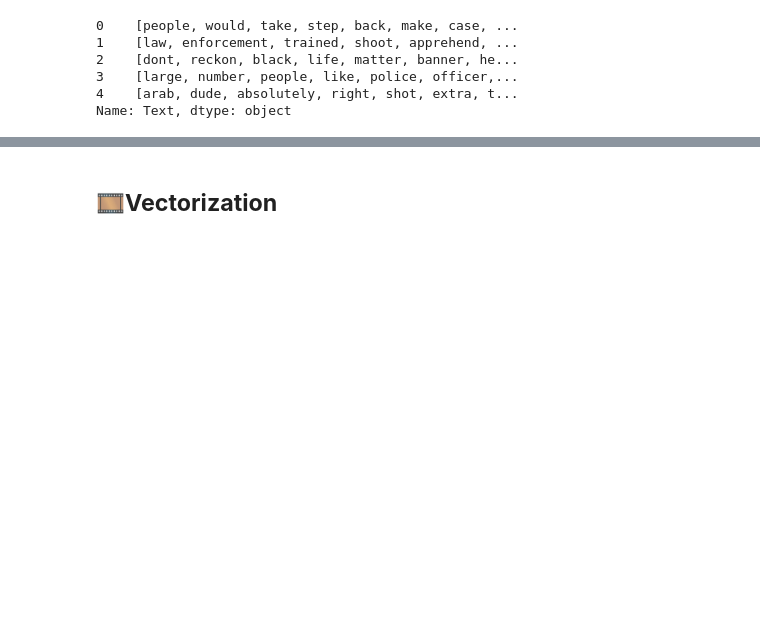
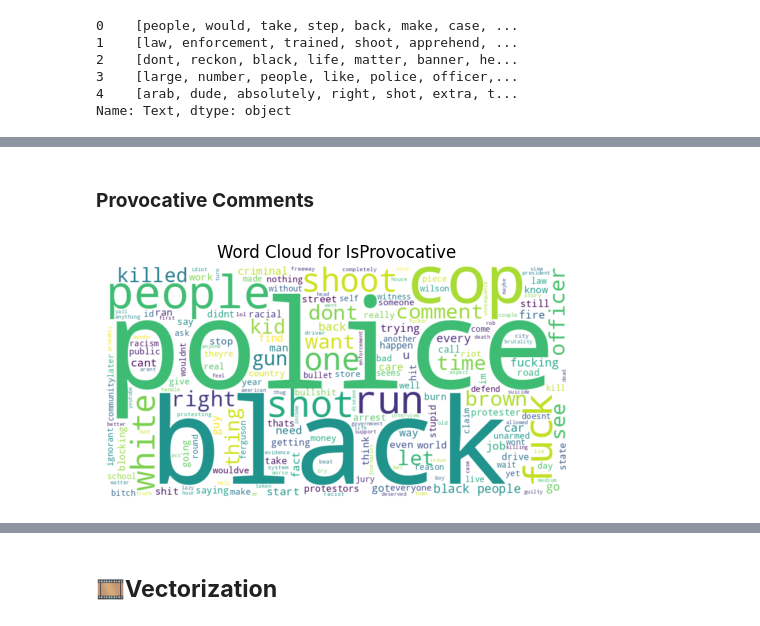
Before and after one commit to manjit-baishya-datascience/Multi-Label-Toxic-Comment-Detector, a Jupyter notebook: multi-label-toxic-comment-detection.ipynb, the cells around one changed output, grey strips where cells are left out. Cells and saved outputs as stored; diff of their text form; code cells hidden in the pictures; blank space fills up the shorter version.

```diff
--- a/multi-label-toxic-comment-detection.ipynb
+++ b/multi-label-toxic-comment-detection.ipynb
@@ -250,0 +296,6 @@ Name: Text, dtype: object
+# %% [markdown]
+### **Provocative Comments**
+# %%
+plot_word_cloud('IsProvocative')
+# %% [output]
+[figure, added]
```
Also changed, not shown: parts of 23 cells of this notebook.
